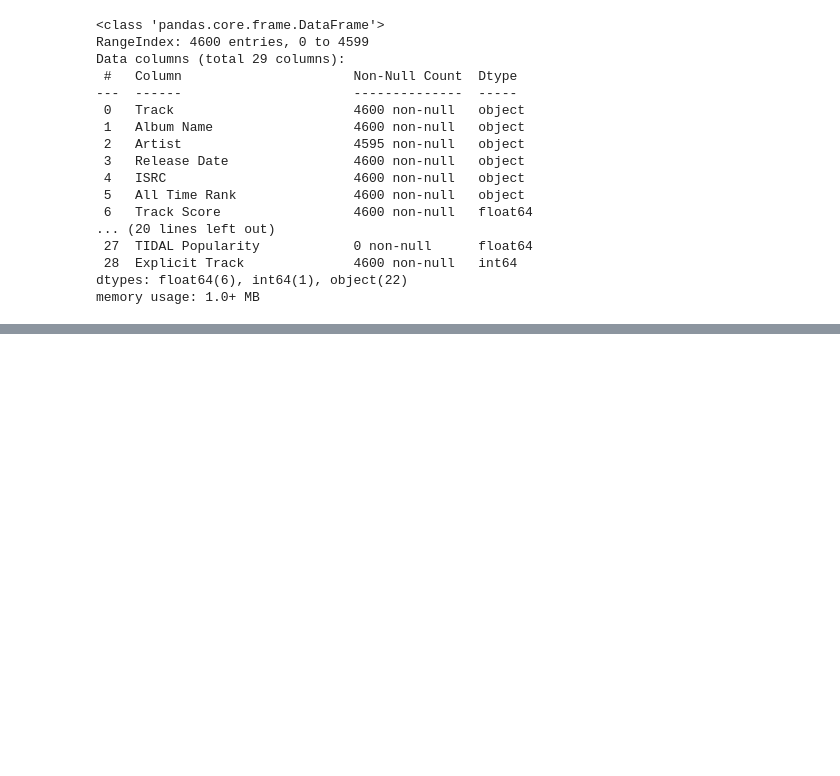
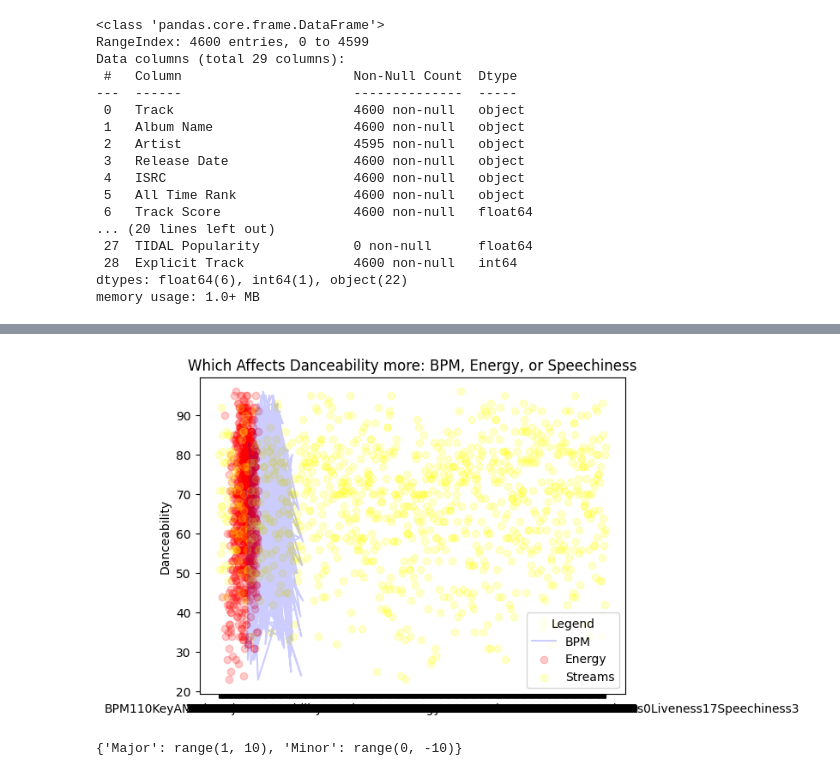
Before and after one commit to Molashhs/spotifyTCS, a Jupyter notebook: DSRP_Spotify_project.ipynb, the cells around one changed output, grey strips where cells are left out. Saved outputs shown, nothing was run; the diff lists cells and outputs as text; code cells hidden in the pictures; blank space fills up the shorter version.

```diff
--- a/DSRP_Spotify_project.ipynb
+++ b/DSRP_Spotify_project.ipynb
@@ -82,0 +108,10 @@ memory usage: 159.6+ KB
+# %%
+plt.plot(spotify['bpm'], y0, color='blue', label="BPM", alpha=0.2)
+plt.scatter(spotify['energy_%'], y0, color='red', label="Energy", alpha=0.2)
+plt.scatter(spotify['streams'], y0, color='yellow', label="Streams", alpha=0.2)
+plt.ylabel("Danceability")
+plt.title("Which Affects Danceability more: BPM, Energy, or Speechiness")
+plt.legend(title="Legend")
+plt.show()
+# %% [output]
+[figure, added]
@@ -82,0 +121,6 @@ memory usage: 159.6+ KB
+# %%
+new_mode = {"Major": range(1,10), "Minor": range(0,-10)}
+spotify["mode"] = spotify["mode"].map(new_mode)
+print(new_mode)
+# %% [output]
+{'Major': range(1, 10), 'Minor': range(0, -10)}
```
Also changed, not shown: parts of 16 cells of this notebook.
